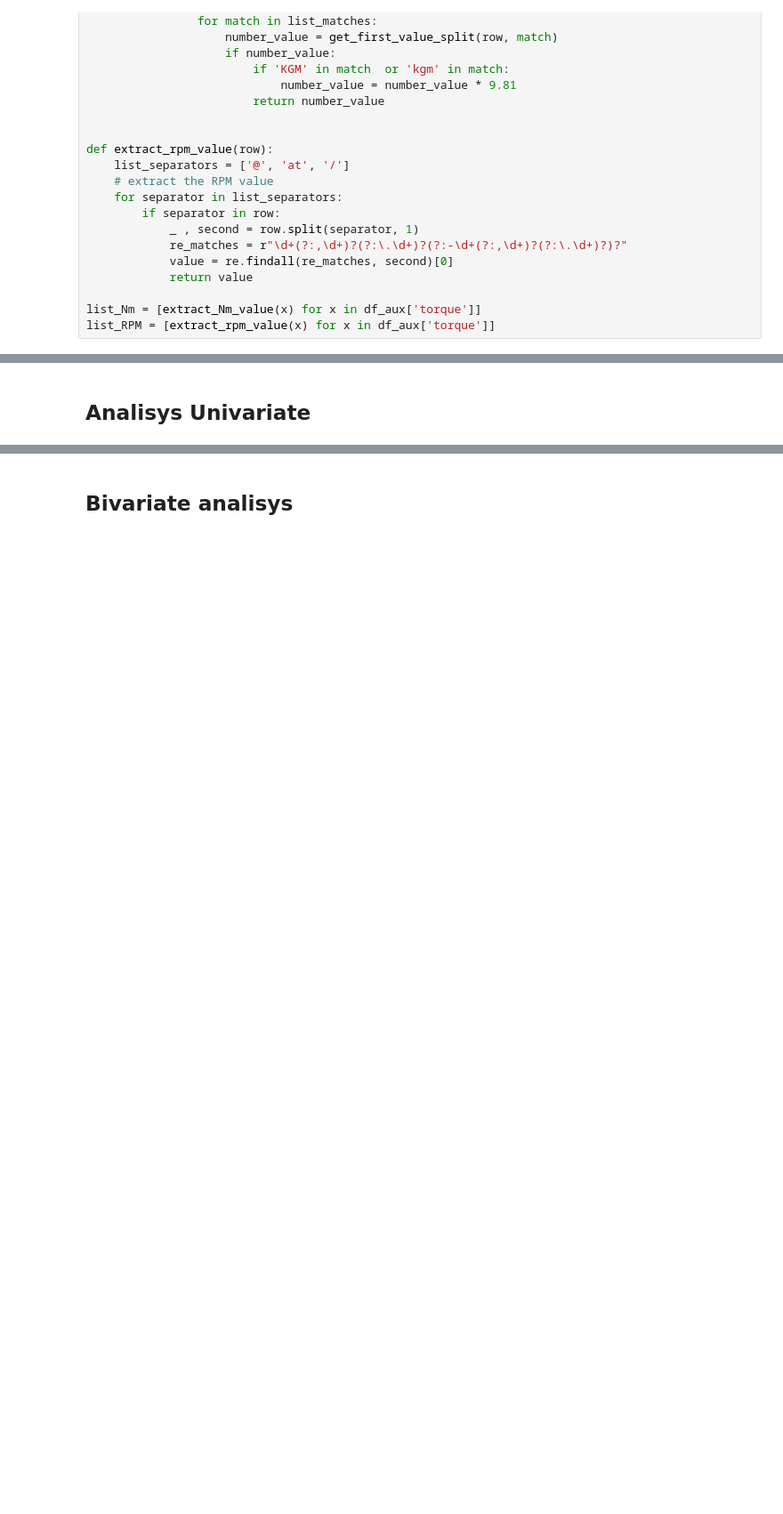
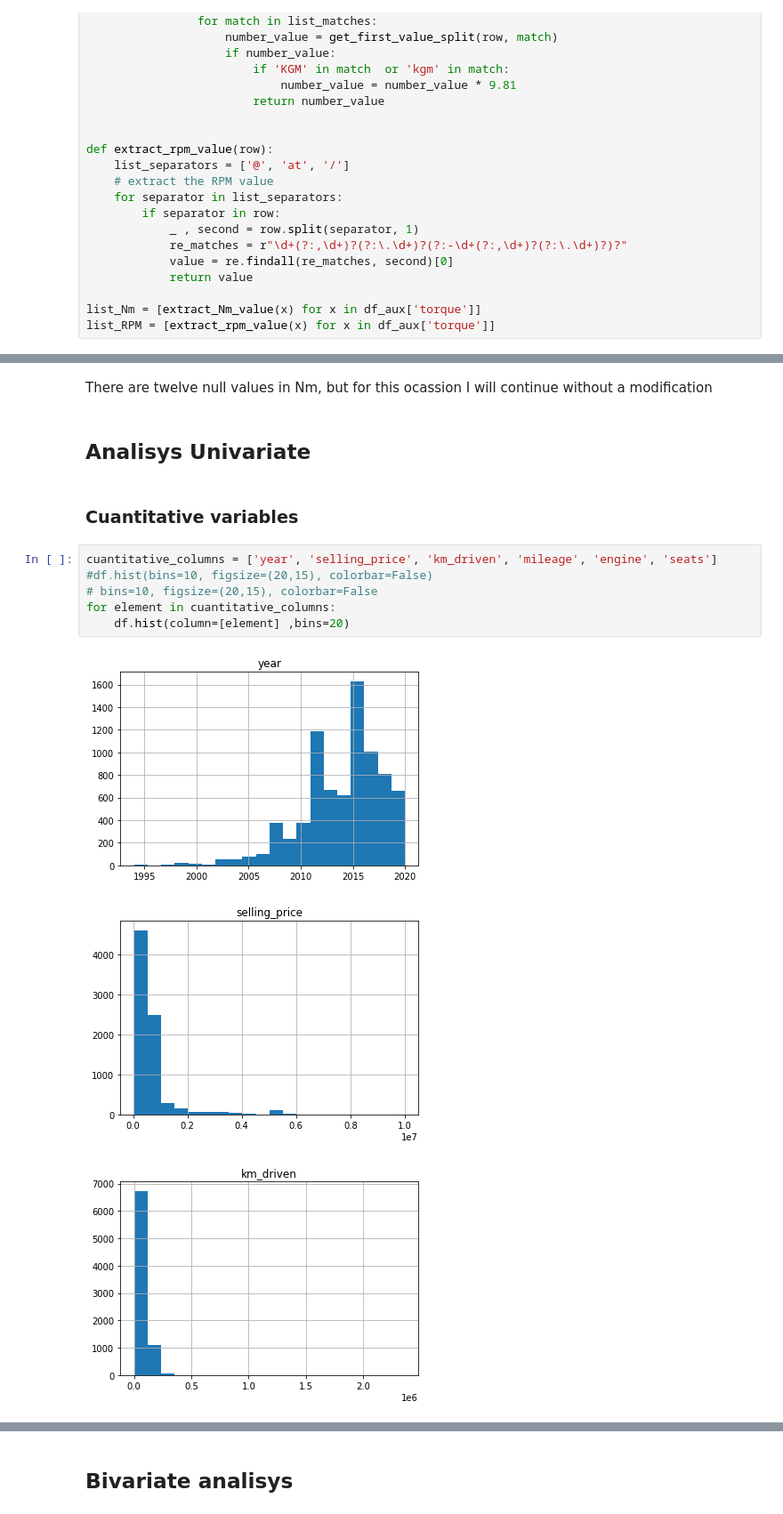
Before and after one commit to parivgabriela/DATA, a Jupyter notebook: car_selling_data/car_data.ipynb, the cells around one changed output, grey strips where cells are left out. Shown: that part at 89% size. Cells and saved outputs as stored; diff of their text form; blank space fills up the shorter version.

```diff
--- a/car_selling_data/car_data.ipynb
+++ b/car_selling_data/car_data.ipynb
@@ -295,3 +276,17 @@ RPM              34
 dtype: int64
+# %% [markdown]
+There are twelve null values in Nm, but for this ocassion I will continue without a modification
 # %% [markdown]
 ## Analisys Univariate
+# %% [markdown]
+### Cuantitative variables
+# %%
+cuantitative_columns = ['year', 'selling_price', 'km_driven', 'mileage', 'engine', 'seats']
+#df.hist(bins=10, figsize=(20,15), colorbar=False)
+# bins=10, figsize=(20,15), colorbar=False
+for element in cuantitative_columns:
+    df.hist(column=[element] ,bins=20)
+# %% [output]
+[figure, added]
+[figure, added]
+[figure, added]
```
Also changed, not shown: parts of 41 cells of this notebook.
